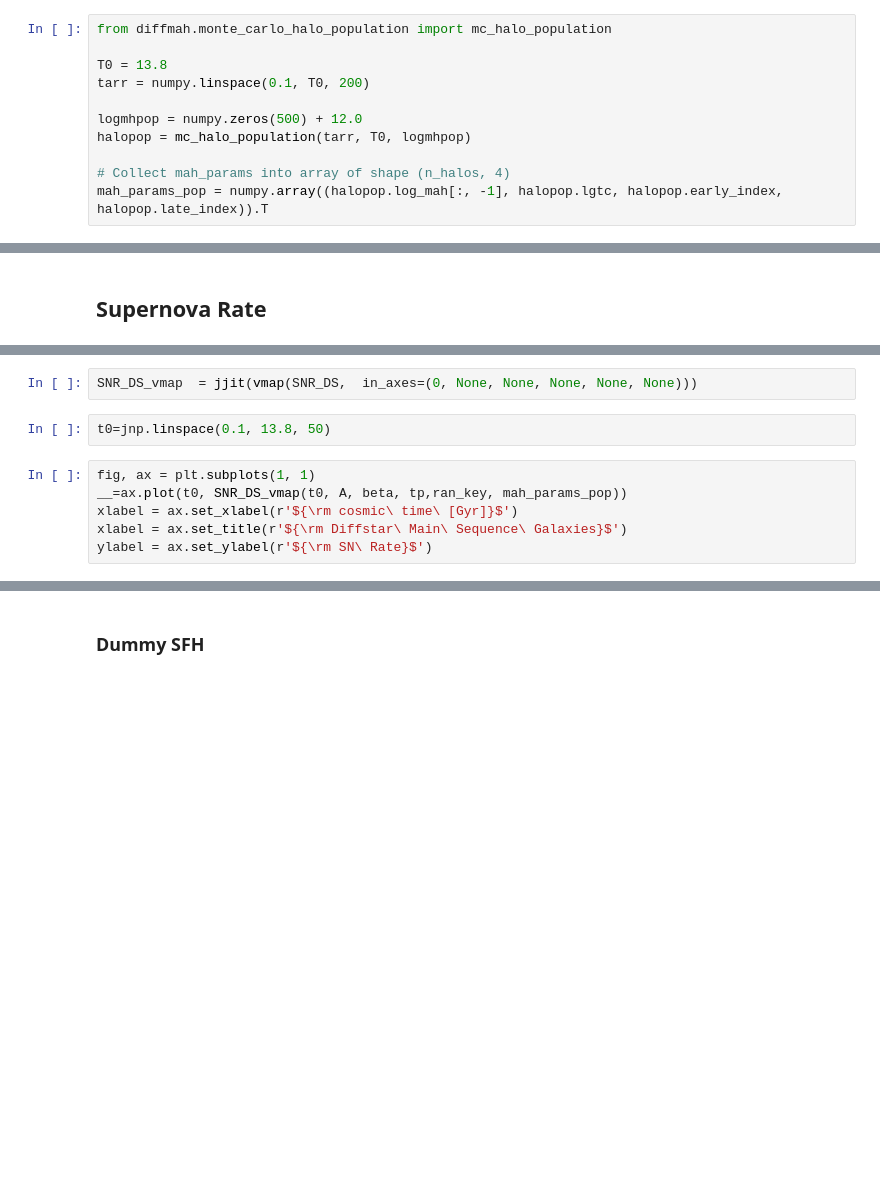
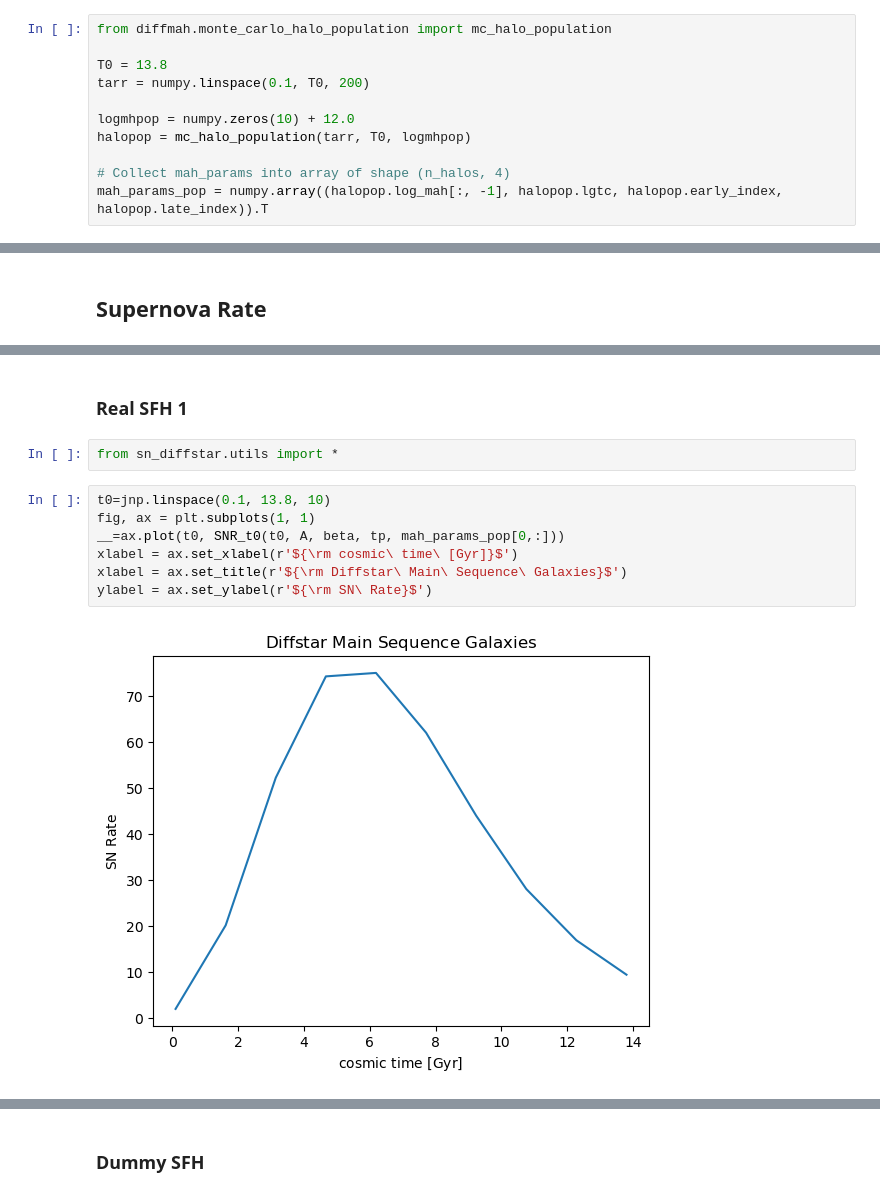
Before and after one commit to AlexGKim/sn_diffstar, a Jupyter notebook: nb/SNRate.ipynb, the cells around one changed output, grey strips where cells are left out. Drawn from its saved outputs; the diff is of its cells as text; blank space fills up the shorter version.

```diff
--- a/nb/SNRate.ipynb
+++ b/nb/SNRate.ipynb
@@ -56,7 +22,7 @@ from diffmah.monte_carlo_halo_population import mc_halo_population
 T0 = 13.8
 tarr = numpy.linspace(0.1, T0, 200)
 
-logmhpop = numpy.zeros(500) + 12.0
+logmhpop = numpy.zeros(10) + 12.0
 halopop = mc_halo_population(tarr, T0, logmhpop)
 
 # Collect mah_params into array of shape (n_halos, 4)
@@ -93,10 +32,13 @@ def SNR_DS(t0, A, beta, tp,ran_key, mah_params_pop):
-# %%
-SNR_DS_vmap  = jjit(vmap(SNR_DS,  in_axes=(0, None, None, None, None, None)))
-# %%
-t0=jnp.linspace(0.1, 13.8, 50)
-# %%
-fig, ax = plt.subplots(1, 1)
-__=ax.plot(t0, SNR_DS_vmap(t0, A, beta, tp,ran_key, mah_params_pop))
-xlabel = ax.set_xlabel(r'${\rm cosmic\ time\ [Gyr]}$')
-xlabel = ax.set_title(r'${\rm Diffstar\ Main\ Sequence\ Galaxies}$')
-ylabel = ax.set_ylabel(r'${\rm SN\ Rate}$')
+# %% [markdown]
+### Real SFH 1
+# %%
+from sn_diffstar.utils import *
+# %%
+t0=jnp.linspace(0.1, 13.8, 10)
+fig, ax = plt.subplots(1, 1)
+__=ax.plot(t0, SNR_t0(t0, A, beta, tp, mah_params_pop[0,:]))
+xlabel = ax.set_xlabel(r'${\rm cosmic\ time\ [Gyr]}$')
+xlabel = ax.set_title(r'${\rm Diffstar\ Main\ Sequence\ Galaxies}$')
+ylabel = ax.set_ylabel(r'${\rm SN\ Rate}$')
+# %% [output]
+[figure, added]
```
Also changed, not shown: parts of 22 cells of this notebook, 1 other file.
